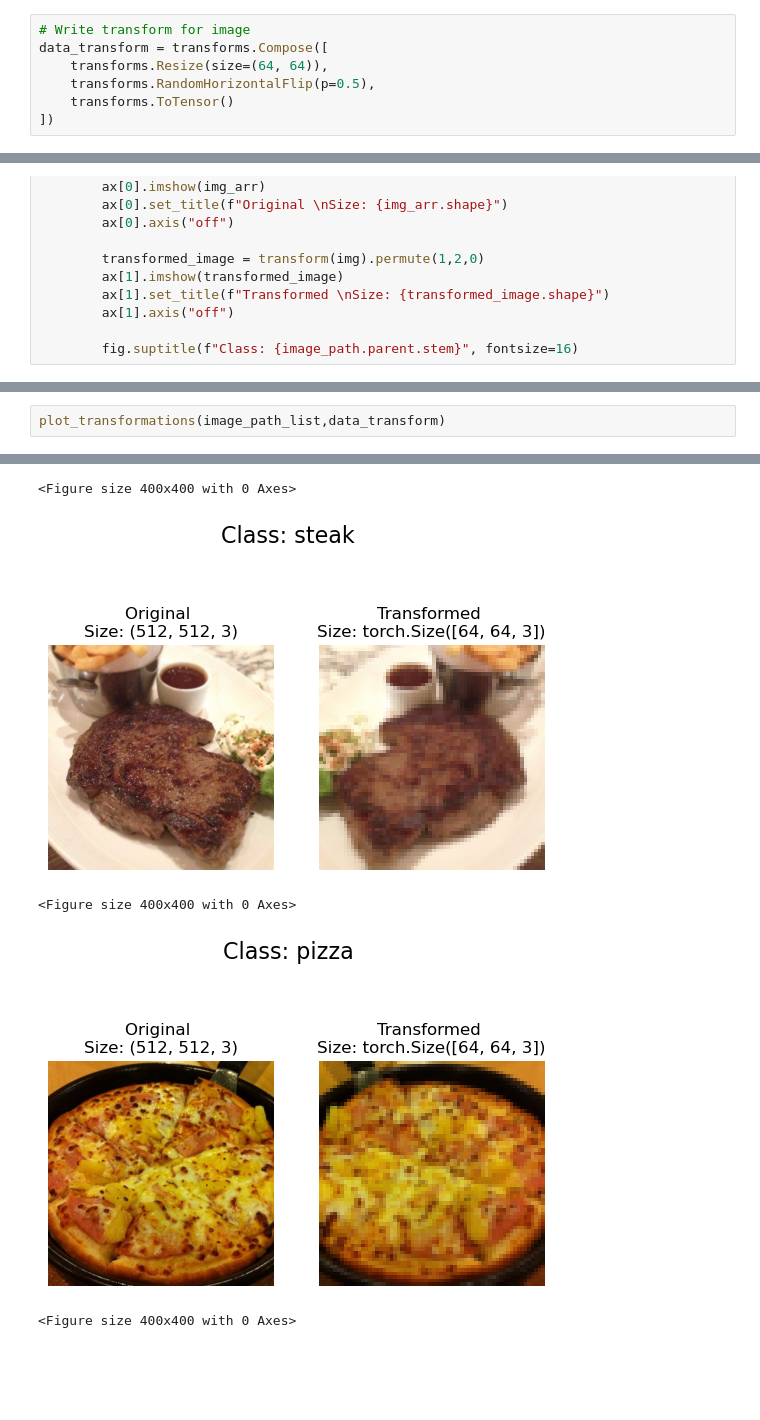
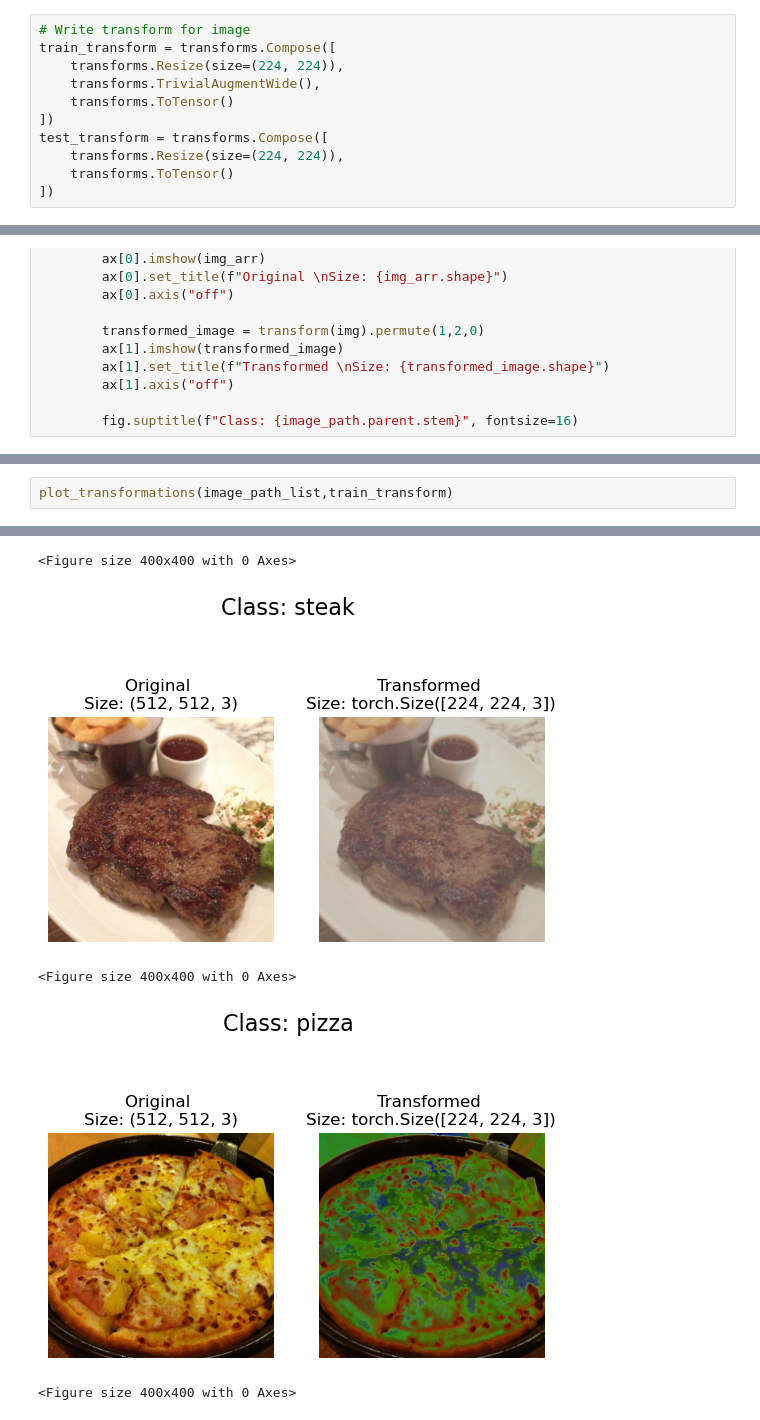
Before and after one commit to dibkb/Pytorch-beginner, a Jupyter notebook: foodvision-mini/food.ipynb, the cells around one changed output, grey strips where cells are left out. Drawn from its saved outputs; the diff is of its cells as text; blank space fills up the shorter version.

```diff
--- a/foodvision-mini/food.ipynb
+++ b/foodvision-mini/food.ipynb
@@ -84,11 +82,15 @@ from torch.utils.data import DataLoader
 from torchvision import datasets, transforms
 # %%
 # Write transform for image
-data_transform = transforms.Compose([
-    transforms.Resize(size=(64, 64)),
-    transforms.RandomHorizontalFlip(p=0.5),
+train_transform = transforms.Compose([
+    transforms.Resize(size=(224, 224)),
+    transforms.TrivialAugmentWide(),
     transforms.ToTensor()
 ])
+test_transform = transforms.Compose([
+    transforms.Resize(size=(224, 224)),
+    transforms.ToTensor()
+])
 # %%
 def plot_transformations(image_paths,transform,n=6,seed=42):
     random.seed(seed)
@@ -113,3 +117,3 @@ def plot_transformations(image_paths,transform,n=6,seed=42):
 # %%
-plot_transformations(image_path_list,data_transform)
+plot_transformations(image_path_list,train_transform)
 # %% [output]
@@ -123,5 +127,5 @@ plot_transformations(image_path_list,data_transform)
 <Figure size 400x400 with 0 Axes>
-[figure, old version]
+[figure, new version]
 <Figure size 400x400 with 0 Axes>
-[figure, old version]
+[figure, new version]
 <Figure size 400x400 with 0 Axes>
```
Also changed, not shown: parts of 17 cells of this notebook.
